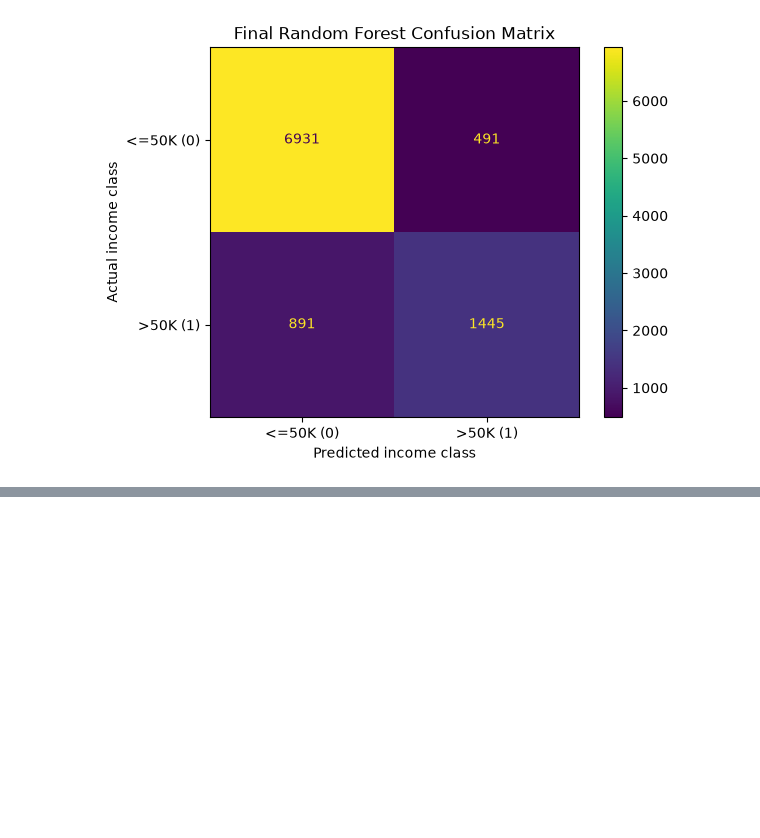
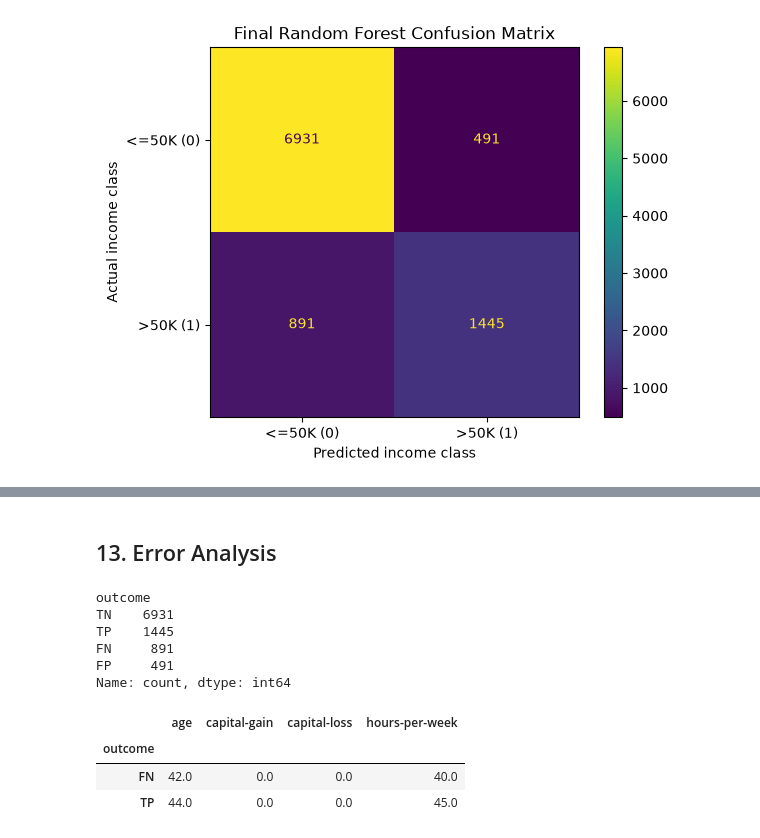
Before and after one commit to SimonYip22/adult-income-ml-classification, a Jupyter notebook: adult_income_workflow.ipynb, the cells around one changed output, grey strips where cells are left out. Drawn from its saved outputs; the diff is of its cells as text; code cells hidden in the pictures; blank space fills up the shorter version.

```diff
--- a/adult_income_workflow.ipynb
+++ b/adult_income_workflow.ipynb
@@ -971,0 +1013,34 @@ plt.show()
+# %% [markdown]
+## 13. Error Analysis
+# %%
+error_analysis = X_test.copy()
+
+error_analysis["actual_class"] = y_test
+error_analysis["predicted_class"] = y_pred
+# %%
+error_analysis['outcome'] = ""
+
+error_analysis.loc[(error_analysis["actual_class"] == 0) & (error_analysis["predicted_class"] == 0), "outcome"] = "TN"
+error_analysis.loc[(error_analysis["actual_class"] == 0) & (error_analysis["predicted_class"] == 1), "outcome"] = "FP"
+error_analysis.loc[(error_analysis["actual_class"] == 1) & (error_analysis["predicted_class"] == 0), "outcome"] = "FN"
+error_analysis.loc[(error_analysis["actual_class"] == 1) & (error_analysis["predicted_class"] == 1), "outcome"] = "TP"
+
+error_analysis["outcome"].value_counts()
+# %% [output]
+outcome
+TN    6931
+TP    1445
+FN     891
+FP     491
+Name: count, dtype: int64
+# %%
+positive_cases = error_analysis[error_analysis["actual_class"] == 1]
+negative_cases = error_analysis[error_analysis["actual_class"] == 0]
+# %%
+positive_numerical_summary = positive_cases.groupby("outcome")[numerical_features].median().round(2)
+positive_numerical_summary
+# %% [output]
+|  | age | capital-gain | capital-loss | hours-per-week |
+| outcome |  |  |  |  |
+| FN | 42.0 | 0.0 | 0.0 | 40.0 |
+| TP | 44.0 | 0.0 | 0.0 | 45.0 |
```
Also changed, not shown: parts of 4 cells of this notebook.
